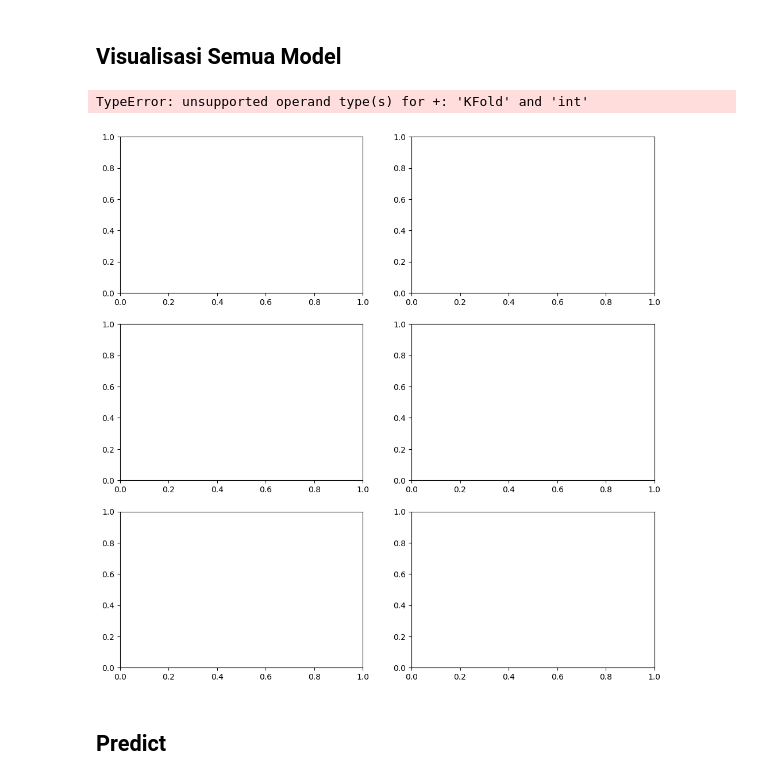
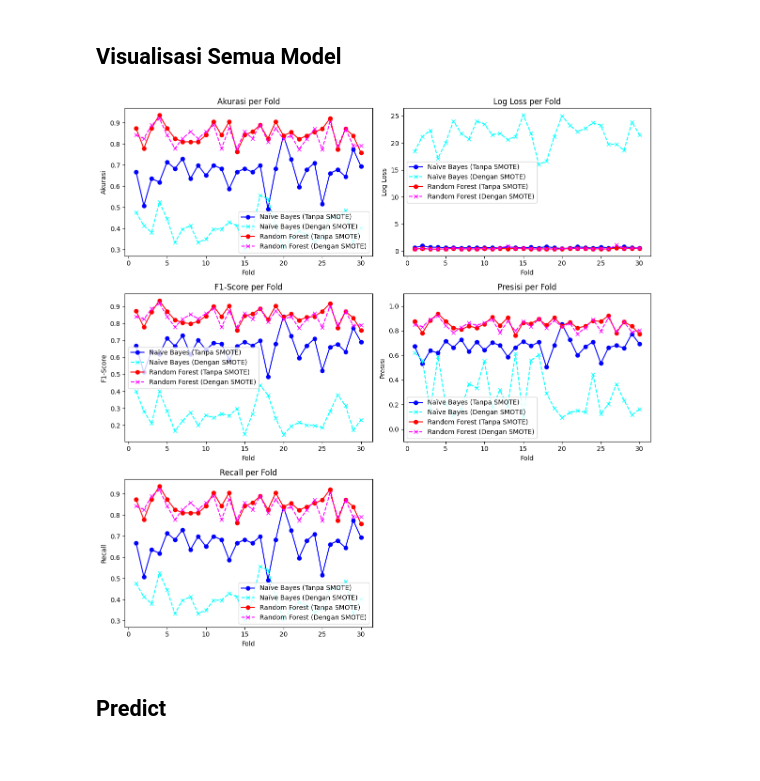
Before and after one commit to yuemway/Prediksi-Penyakit-Jantung, a Jupyter notebook: model/models.ipynb, the cells around one changed output. Saved outputs shown, nothing was run; the diff lists cells and outputs as text; code cells hidden in the pictures.

```diff
--- a/model/models.ipynb
+++ b/model/models.ipynb
@@ -604,66 +604,67 @@ TP: 21, TN: 28, FP: 9, FN: 4
 # %% [markdown]
 ## Visualisasi Semua Model
 # %%
+num_splits = kf.get_n_splits()
+
 fig, axes = plt.subplots(3, 2, figsize=(12, 12))
 
 # Accuracy
-axes[0, 0].plot(range(1, kf + 1), accuracies_nb, marker='o', linestyle='-', color='blue', label='Naïve Bayes (Tanpa SMOTE)')
-axes[0, 0].plot(range(1, kf + 1), accuracies_nb_smote, marker='x', linestyle='--', color='cyan', label='Naïve Bayes (Dengan SMOTE)')
-axes[0, 0].plot(range(1, kf + 1), accuracies_rf, marker='o', linestyle='-', color='red', label='Random Forest (Tanpa SMOTE)')
-axes[0, 0].plot(range(1, kf + 1), accuracies_rf_smote, marker='x', linestyle='--', color='magenta', label='Random Forest (Dengan SMOTE)')
+axes[0, 0].plot(range(1, num_splits + 1), accuracies_nb, marker='o', linestyle='-', color='blue', label='Naïve Bayes (Tanpa SMOTE)')
+axes[0, 0].plot(range(1, num_splits + 1), accuracies_nb_smote, marker='x', linestyle='--', color='cyan', label='Naïve Bayes (Dengan SMOTE)')
+axes[0, 0].plot(range(1, num_splits + 1), accuracies_rf, marker='o', linestyle='-', color='red', label='Random Forest (Tanpa SMOTE)')
+axes[0, 0].plot(range(1, num_splits + 1), accuracies_rf_smote, marker='x', linestyle='--', color='magenta', label='Random Forest (Dengan SMOTE)')
 axes[0, 0].set_title("Akurasi per Fold")
 axes[0, 0].set_xlabel("Fold")
 axes[0, 0].set_ylabel("Akurasi")
 axes[0, 0].legend()
 
 # Log Loss
-axes[0, 1].plot(range(1, kf + 1), log_losses_nb, marker='o', linestyle='-', color='blue', label='Naïve Bayes (Tanpa SMOTE)')
-axes[0, 1].plot(range(1, kf + 1), log_losses_nb_smote, marker='x', linestyle='--', color='cyan', label='Naïve Bayes (Dengan SMOTE)')
-axes[0, 1].plot(range(1, kf + 1), log_losses_rf, marker='o', linestyle='-', color='red', label='Random Forest (Tanpa SMOTE)')
-axes[0, 1].plot(range(1, kf + 1), log_losses_rf_smote, marker='x', linestyle='--', color='magenta', label='Random Forest (Dengan SMOTE)')
+axes[0, 1].plot(range(1, num_splits + 1), log_losses_nb, marker='o', linestyle='-', color='blue', label='Naïve Bayes (Tanpa SMOTE)')
+axes[0, 1].plot(range(1, num_splits + 1), log_losses_nb_smote, marker='x', linestyle='--', color='cyan', label='Naïve Bayes (Dengan SMOTE)')
+axes[0, 1].plot(range(1, num_splits + 1), log_losses_rf, marker='o', linestyle='-', color='red', label='Random Forest (Tanpa SMOTE)')
+axes[0, 1].plot(range(1, num_splits + 1), log_losses_rf_smote, marker='x', linestyle='--', color='magenta', label='Random Forest (Dengan SMOTE)')
 axes[0, 1].set_title("Log Loss per Fold")
 axes[0, 1].set_xlabel("Fold")
 axes[0, 1].set_ylabel("Log Loss")
 axes[0, 1].legend()
 
 # F1-Score
-axes[1, 0].plot(range(1, kf + 1), f1_scores_nb, marker='o', linestyle='-', color='blue', label='Naïve Bayes (Tanpa SMOTE)')
-axes[1, 0].plot(range(1, kf + 1), f1_scores_nb_smote, marker='x', linestyle='--', color='cyan', label='Naïve Bayes (Dengan SMOTE)')
-axes[1, 0].plot(range(1, kf + 1), f1_scores_rf, marker='o', linestyle='-', color='red', label='Random Forest (Tanpa SMOTE)')
-axes[1, 0].plot(range(1, kf + 1), f1_scores_rf_smote, marker='x', linestyle='--', color='magenta', label='Random Forest (Dengan SMOTE)')
+axes[1, 0].plot(range(1, num_splits + 1), f1_scores_nb, marker='o', linestyle='-', color='blue', label='Naïve Bayes (Tanpa SMOTE)')
+axes[1, 0].plot(range(1, num_splits + 1), f1_scores_nb_smote, marker='x', linestyle='--', color='cyan', label='Naïve Bayes (Dengan SMOTE)')
+axes[1, 0].plot(range(1, num_splits + 1), f1_scores_rf, marker='o', linestyle='-', color='red', label='Random Forest (Tanpa SMOTE)')
+axes[1, 0].plot(range(1, num_splits + 1), f1_scores_rf_smote, marker='x', linestyle='--', color='magenta', label='Random Forest (Dengan SMOTE)')
 axes[1, 0].set_title("F1-Score per Fold")
 axes[1, 0].set_xlabel("Fold")
 axes[1, 0].set_ylabel("F1-Score")
 axes[1, 0].legend()
 
 # Precision
-axes[1, 1].plot(range(1, kf + 1), precisions_nb, marker='o', linestyle='-', color='blue', label='Naïve Bayes (Tanpa SMOTE)')
-axes[1, 1].plot(range(1, kf + 1), precisions_nb_smote, marker='x', linestyle='--', color='cyan', label='Naïve Bayes (Dengan SMOTE)')
-axes[1, 1].plot(range(1, kf + 1), precisions_rf, marker='o', linestyle='-', color='red', label='Random Forest (Tanpa SMOTE)')
-axes[1, 1].plot(range(1, kf + 1), precisions_rf_smote, marker='x', linestyle='--', color='magenta', label='Random Forest (Dengan SMOTE)')
+axes[1, 1].plot(range(1, num_splits + 1), precisions_nb, marker='o', linestyle='-', color='blue', label='Naïve Bayes (Tanpa SMOTE)')
+axes[1, 1].plot(range(1, num_splits + 1), precisions_nb_smote, marker='x', linestyle='--', color='cyan', label='Naïve Bayes (Dengan SMOTE)')
+axes[1, 1].plot(range(1, num_splits + 1), precisions_rf, marker='o', linestyle='-', color='red', label='Random Forest (Tanpa SMOTE)')
+axes[1, 1].plot(range(1, num_splits + 1), precisions_rf_smote, marker='x', linestyle='--', color='magenta', label='Random Forest (Dengan SMOTE)')
 axes[1, 1].set_title("Presisi per Fold")
 axes[1, 1].set_xlabel("Fold")
 axes[1, 1].set_ylabel("Presisi")
 axes[1, 1].set_ylim([-0.1, 1.1])
 axes[1, 1].legend()
 
 # Recall
-axes[2, 0].plot(range(1, kf + 1), recalls_nb, marker='o', linestyle='-', color='blue', label='Naïve Bayes (Tanpa SMOTE)')
-axes[2, 0].plot(range(1, kf + 1), recalls_nb_smote, marker='x', linestyle='--', color='cyan', label='Naïve Bayes (Dengan SMOTE)')
-axes[2, 0].plot(range(1, kf + 1), recalls_rf, marker='o', linestyle='-', color='red', label='Random Forest (Tanpa SMOTE)')
-axes[2, 0].plot(range(1, kf + 1), recalls_rf_smote, marker='x', linestyle='--', color='magenta', label='Random Forest (Dengan SMOTE)')
+axes[2, 0].plot(range(1, num_splits + 1), recalls_nb, marker='o', linestyle='-', color='blue', label='Naïve Bayes (Tanpa SMOTE)')
+axes[2, 0].plot(range(1, num_splits + 1), recalls_nb_smote, marker='x', linestyle='--', color='cyan', label='Naïve Bayes (Dengan SMOTE)')
+axes[2, 0].plot(range(1, num_splits + 1), recalls_rf, marker='o', linestyle='-', color='red', label='Random Forest (Tanpa SMOTE)')
+axes[2, 0].plot(range(1, num_splits + 1), recalls_rf_smote, marker='x', linestyle='--', color='magenta', label='Random Forest (Dengan SMOTE)')
 axes[2, 0].set_title("Recall per Fold")
 axes[2, 0].set_xlabel("Fold")
 axes[2, 0].set_ylabel("Recall")
 axes[2, 0].legend()
 
 axes[2, 1].axis('off')
 
 plt.tight_layout()
 plt.show()
 # %% [output]
-TypeError: unsupported operand type(s) for +: 'KFold' and 'int'
-[figure, old version]
+[figure, new version]
 # %% [markdown]
 ## Predict
 # %%
```
Also changed, not shown: parts of 1 cell of this notebook.
